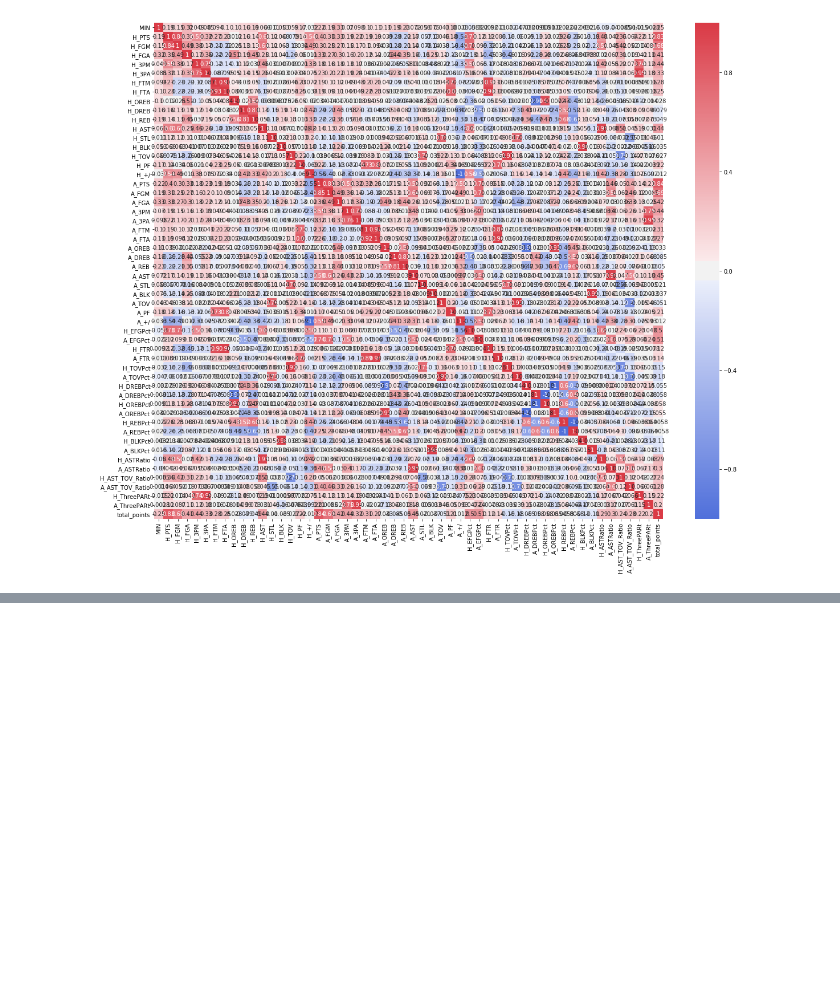
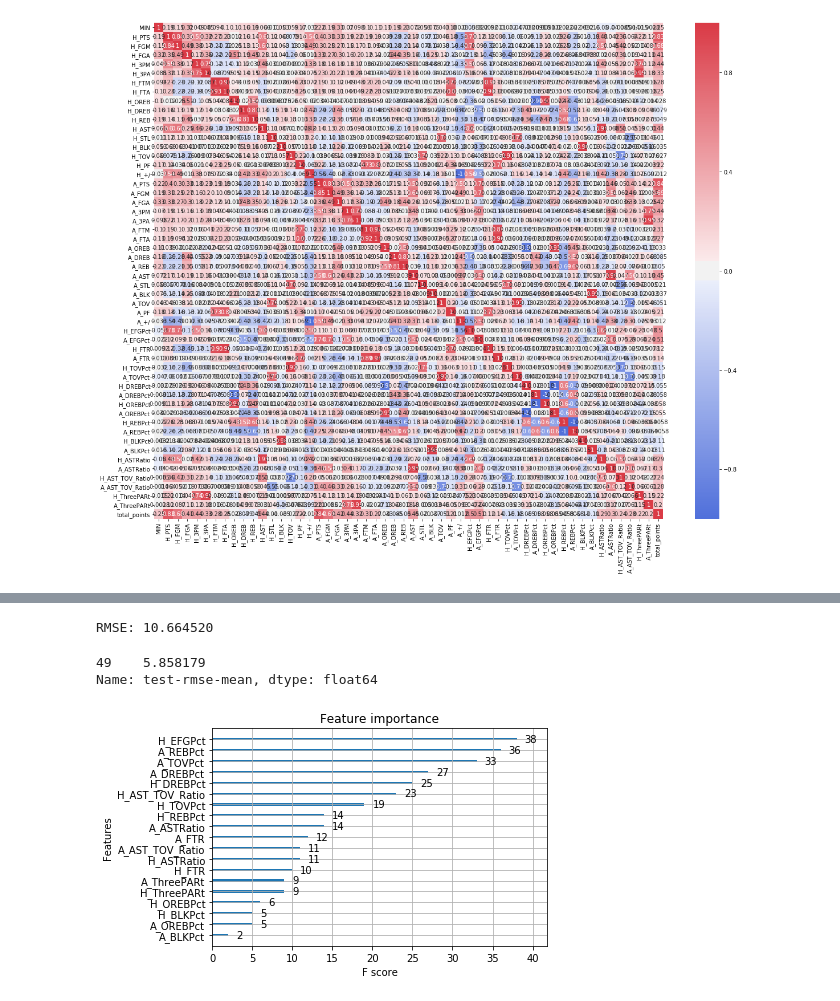
Before and after one commit to ThomasMoroski/NBA-Modeling-and-NLP-Application, a Jupyter notebook: NBA_Modeling_and_NLP_Application.ipynb, the cells around one changed output, grey strips where cells are left out. Saved outputs shown, nothing was run; the diff lists cells and outputs as text; code cells hidden in the pictures; blank space fills up the shorter version.

```diff
--- a/NBA_Modeling_and_NLP_Application.ipynb
+++ b/NBA_Modeling_and_NLP_Application.ipynb
@@ -521,0 +563,9 @@ Mean squared error: 166.30
+# %%
+X_train, X_test, y_train, y_test = train_test_split(X2, y2, test_size=0.3, random_state=2019)
+# %%
+xg_reg = xgb.XGBRegressor(objective ='reg:linear', colsample_bytree = 0.3, learning_rate = 0.1,
+                max_depth = 5, alpha = 10, n_estimators = 10)
+# %%
+xg_reg.fit(X_train,y_train)
+
+preds = xg_reg.predict(X_test)
@@ -521,0 +574,6 @@ Mean squared error: 166.30
+# %%
+from sklearn.metrics import mean_squared_error
+rmse = np.sqrt(mean_squared_error(y_test, preds))
+print("RMSE: %f" % (rmse))
+# %% [output]
+RMSE: 10.664520
@@ -521,0 +587,12 @@ Mean squared error: 166.30
+# %%
+cv_results.head()
+print((cv_results["test-rmse-mean"]).tail(1))
+# %% [output]
+49    5.858179
+Name: test-rmse-mean, dtype: float64
+# %%
+xgb.plot_importance(xg_reg)
+plt.rcParams['figure.figsize'] = [5, 5]
+plt.show()
+# %% [output]
+[figure, added]
```
Also changed, not shown: parts of 50 cells of this notebook.
